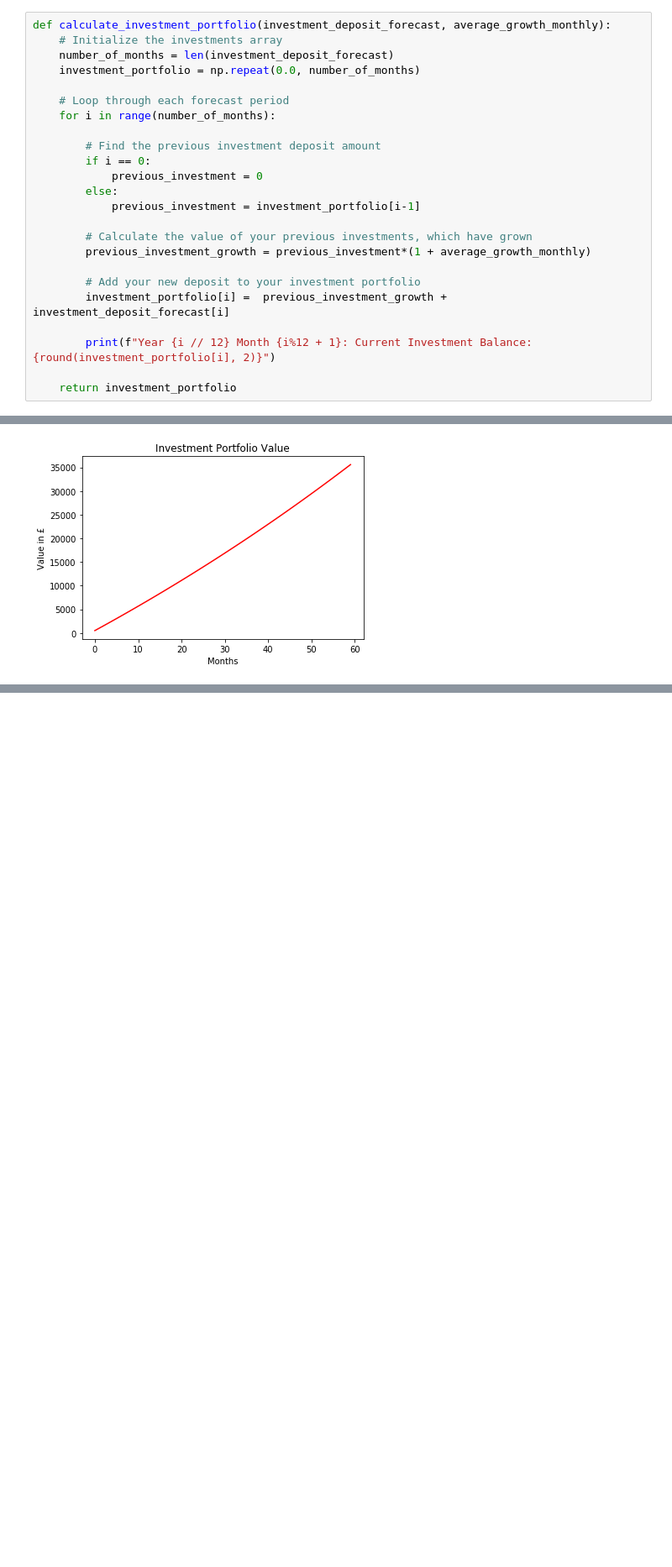
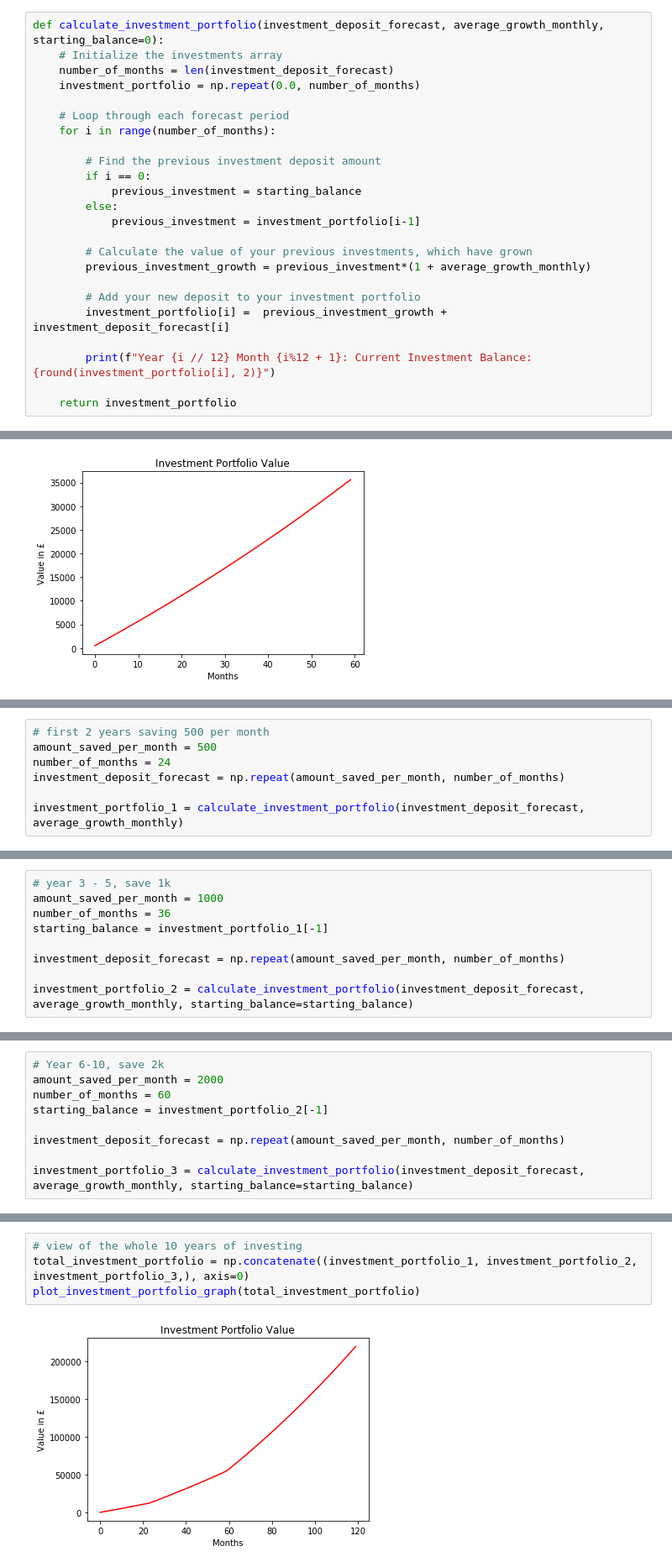
Before and after one commit to jwgwalton/financial_modelling, a Jupyter notebook: investment-calculator.ipynb, the cells around one changed output, grey strips where cells are left out. Shown: that part at 84% size. Drawn from its saved outputs; the diff is of its cells as text; blank space fills up the shorter version.

Commit message:
piecewise investment growth

```diff
--- a/investment-calculator.ipynb
+++ b/investment-calculator.ipynb
@@ -16,7 +16,7 @@ amount_saved_per_month = 500
 number_of_months = number_of_years * 12
 average_growth_monthly = (1 + average_yearly_growth)**(1/12)-1
 # %%
-def calculate_investment_portfolio(investment_deposit_forecast, average_growth_monthly):
+def calculate_investment_portfolio(investment_deposit_forecast, average_growth_monthly, starting_balance=0):
     # Initialize the investments array
     number_of_months = len(investment_deposit_forecast)
     investment_portfolio = np.repeat(0.0, number_of_months)
@@ -26,7 +26,7 @@ def calculate_investment_portfolio(investment_deposit_forecast, average_growth_m
 
         # Find the previous investment deposit amount
         if i == 0:
-            previous_investment = 0
+            previous_investment = starting_balance
         else:
             previous_investment = investment_portfolio[i-1]
 
@@ -85,0 +78,7 @@ plot_investment_portfolio_graph(investment_portfolio)
+# %%
+# first 2 years saving 500 per month
+amount_saved_per_month = 500
+number_of_months = 24
+investment_deposit_forecast = np.repeat(amount_saved_per_month, number_of_months)
+
+investment_portfolio_1 = calculate_investment_portfolio(investment_deposit_forecast, average_growth_monthly)
@@ -85,0 +103,9 @@ plot_investment_portfolio_graph(investment_portfolio)
+# %%
+# year 3 - 5, save 1k
+amount_saved_per_month = 1000
+number_of_months = 36
+starting_balance = investment_portfolio_1[-1]
+
+investment_deposit_forecast = np.repeat(amount_saved_per_month, number_of_months)
+
+investment_portfolio_2 = calculate_investment_portfolio(investment_deposit_forecast, average_growth_monthly, starting_balance=starting_balance)
@@ -85,0 +130,9 @@ plot_investment_portfolio_graph(investment_portfolio)
+# %%
+# Year 6-10, save 2k
+amount_saved_per_month = 2000
+number_of_months = 60
+starting_balance = investment_portfolio_2[-1]
+
+investment_deposit_forecast = np.repeat(amount_saved_per_month, number_of_months)
+
+investment_portfolio_3 = calculate_investment_portfolio(investment_deposit_forecast, average_growth_monthly, starting_balance=starting_balance)
@@ -86 +157,7 @@ plot_investment_portfolio_graph(investment_portfolio)
+# %%
+# view of the whole 10 years of investing
+total_investment_portfolio = np.concatenate((investment_portfolio_1, investment_portfolio_2, investment_portfolio_3,), axis=0)
+plot_investment_portfolio_graph(total_investment_portfolio)
+# %% [output]
+[figure, added]
 # %%
```
Also changed, not shown: parts of 8 cells of this notebook.
